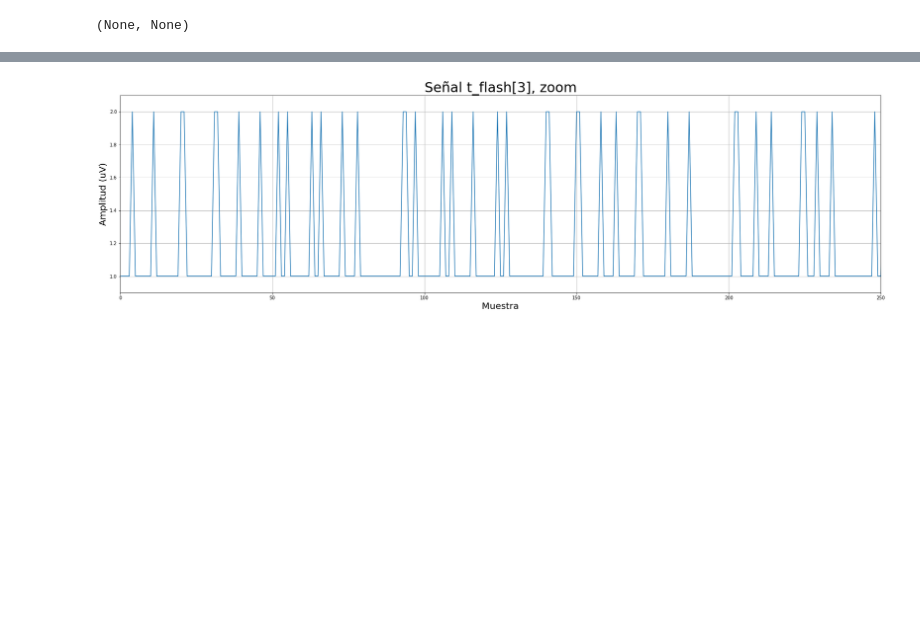
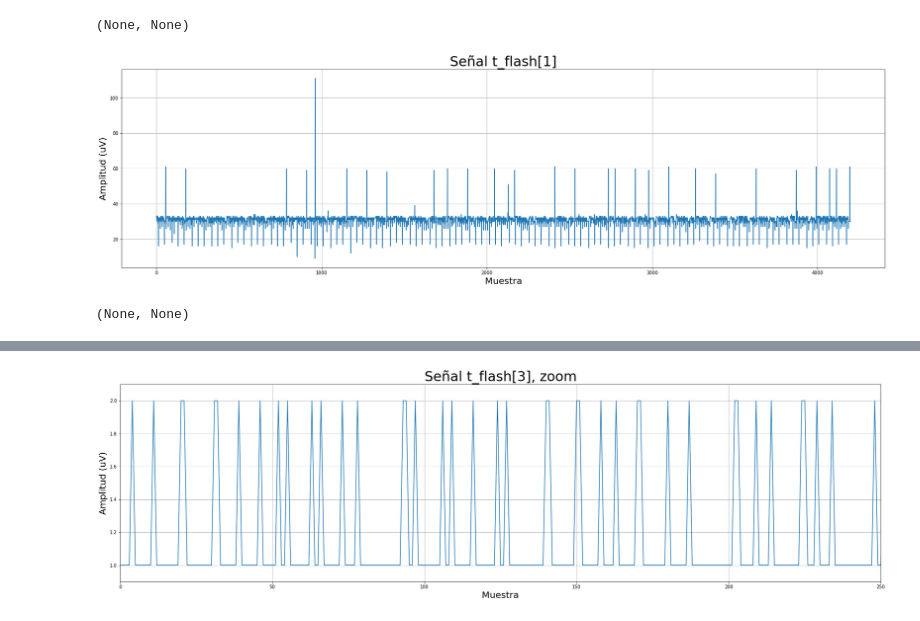
Before and after one commit to alexchavez1980/repo_tesis, a Jupyter notebook: a_analisis_flash.ipynb, the cells around one changed output, grey strips where cells are left out. Saved outputs shown, nothing was run; the diff lists cells and outputs as text; code cells hidden in the pictures; blank space fills up the shorter version.

```diff
--- a/a_analisis_flash.ipynb
+++ b/a_analisis_flash.ipynb
@@ -55,3 +55,15 @@ plt.grid(), plt.show()
 # %% [output]
 [figure]
 (None, None)
+# %%
+plt.figure(figsize=(30,8))
+axes = plt.gca()
+plt.plot(df_t_flash['sample'], df_t_flash[1])
+axes.set_title('Señal t_flash[1]'), axes.title.set_size(30)
+axes.set_xlabel(xlabel), axes.set_ylabel(ylabel)
+axes.xaxis.label.set_size(20), axes.yaxis.label.set_size(20)
+plt.savefig("./a_images/t_flash[1].jpg")
+plt.grid(), plt.show()
+# %% [output]
+[figure, added]
+(None, None)
```
Also changed, not shown: parts of 1 cell of this notebook, 5 other files.
